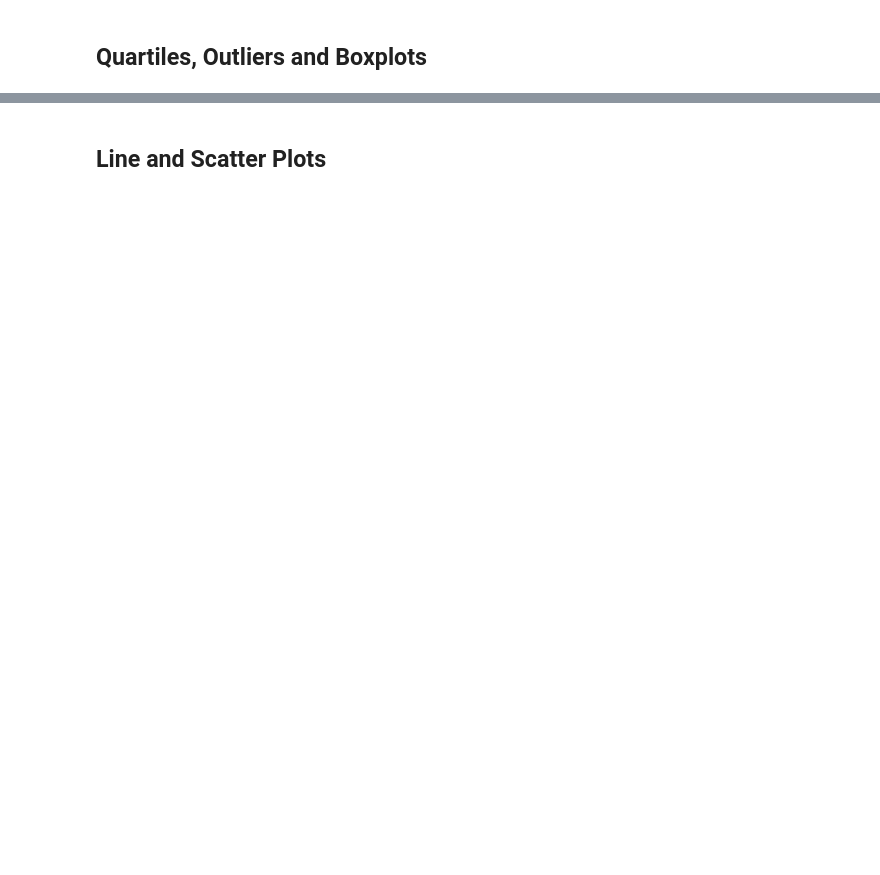
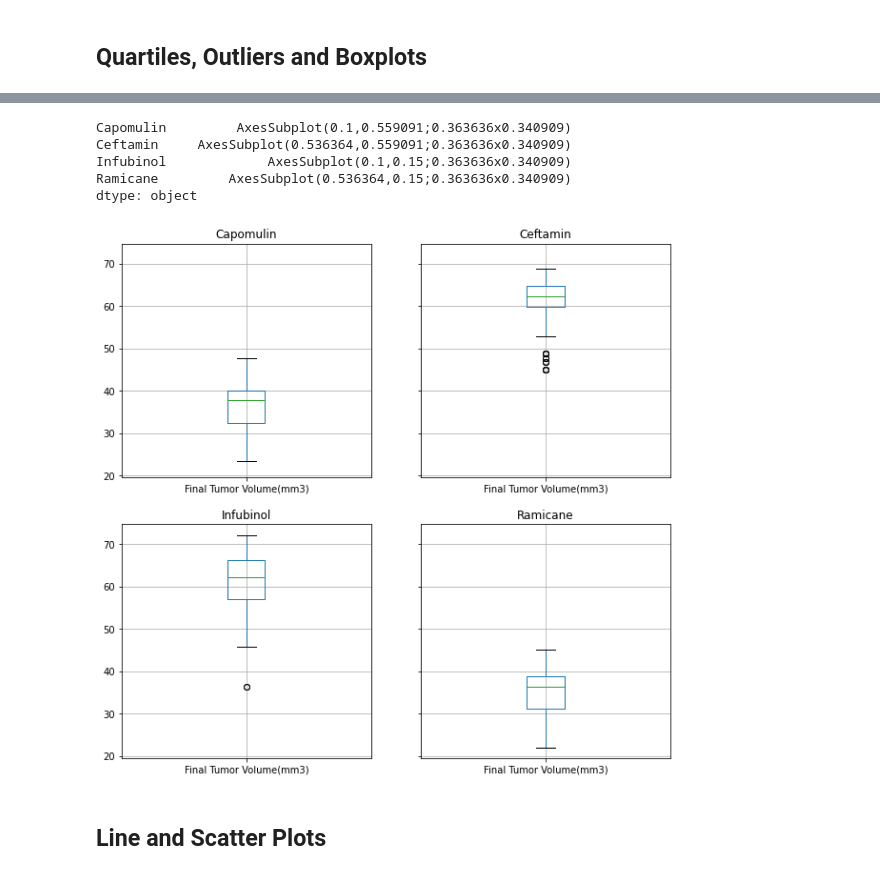
Before and after one commit to AdamTuor/matplotlib-challenge, a Jupyter notebook: Pymaceuticals/pymaceuticals_starter.ipynb, the cells around one changed output, grey strips where cells are left out. Saved outputs shown, nothing was run; the diff lists cells and outputs as text; code cells hidden in the pictures; blank space fills up the shorter version.

Commit message:
box/line/scatter added

```diff
--- a/Pymaceuticals/pymaceuticals_starter.ipynb
+++ b/Pymaceuticals/pymaceuticals_starter.ipynb
@@ -186,5 +194,11 @@ plt.pie(gender_count,labels=pie_labels,autopct='%1.1f%%')
 
 # Start by getting the last (greatest) timepoint for each mouse
 
+# Merge this group df with the original DataFrame to get the tumor volume at the last timepoint
 
-# Merge this group df with the original DataFrame to get the tumor volume at the last timepoint
+
+
+study_results_clean.sort_values(by=['Mouse ID','Timepoint'], ascending=[True,True], inplace=True)
+mouse_group=study_results_clean.groupby(["Mouse ID"])['Tumor Volume (mm3)'].last()
+#mouse_group
+study_results_clean = pd.merge(study_results_clean,mouse_group, how='left',on='Mouse ID')
@@ -209,0 +210,4 @@ plt.pie(gender_count,labels=pie_labels,autopct='%1.1f%%')
+# %%
+
+study_results_clean.rename(columns={'Tumor Volume (mm3)_x':'Tumor Volume (mm3)','Tumor Volume (mm3)_y':'Final Tumor Volume(mm3)'},inplace=True)
+study_results_clean.head(10)
@@ -210,3 +379,12 @@ plt.pie(gender_count,labels=pie_labels,autopct='%1.1f%%')
+# %%
+filtered_results.groupby('Drug Regimen').boxplot(column='Final Tumor Volume(mm3)',figsize=(10,10))
+# %% [output]
+Capomulin         AxesSubplot(0.1,0.559091;0.363636x0.340909)
+Ceftamin     AxesSubplot(0.536364,0.559091;0.363636x0.340909)
+Infubinol             AxesSubplot(0.1,0.15;0.363636x0.340909)
+Ramicane         AxesSubplot(0.536364,0.15;0.363636x0.340909)
+dtype: object
+[figure, added]
 # %% [markdown]
 ## Line and Scatter Plots
 # %%
```
Also changed, not shown: parts of 20 cells of this notebook.
